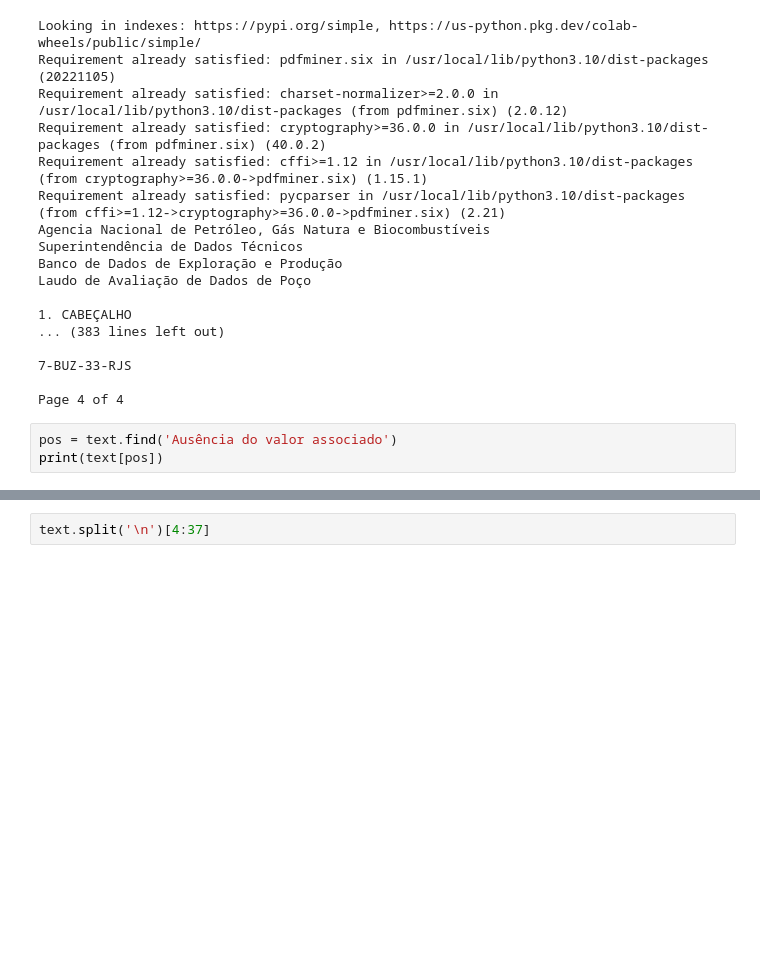
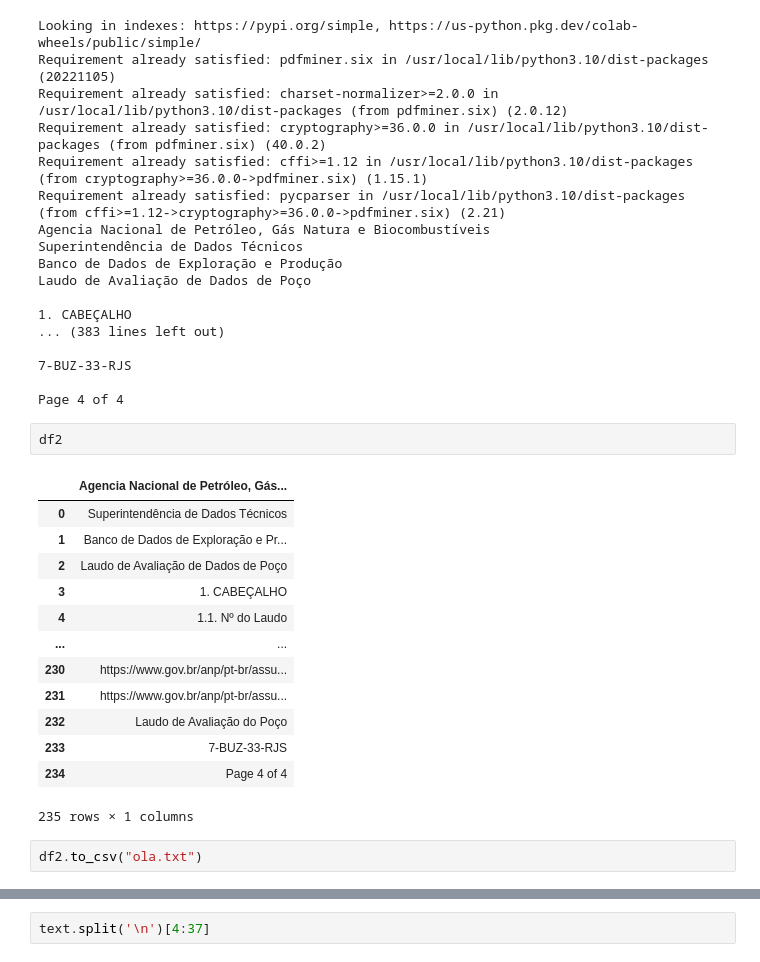
Before and after one commit to fabiobasson/my-frirst-repo, a Jupyter notebook: oficios_qualidade.ipynb, the cells around one changed output, grey strips where cells are left out. Saved outputs shown, nothing was run; the diff lists cells and outputs as text; blank space fills up the shorter version.

```diff
--- a/oficios_qualidade.ipynb
+++ b/oficios_qualidade.ipynb
@@ -135,6 +154,21 @@ Laudo de Avaliação de Dados de Poço
 7-BUZ-33-RJS
 
 Page 4 of 4
-# %%
-pos = text.find('Ausência do valor associado')
-print(text[pos])
+# %%
+df2
+# %% [output]
+|  | Agencia Nacional de Petróleo, Gás... |
+| 0 | Superintendência de Dados Técnicos |
+| 1 | Banco de Dados de Exploração e Pr... |
+| 2 | Laudo de Avaliação de Dados de Poço |
+| 3 | 1. CABEÇALHO |
+| 4 | 1.1. Nº do Laudo |
+| ... | ... |
+| 230 | https://www.gov.br/anp/pt-br/assu... |
+| 231 | https://www.gov.br/anp/pt-br/assu... |
+| 232 | Laudo de Avaliação do Poço |
+| 233 | 7-BUZ-33-RJS |
+| 234 | Page 4 of 4 |
+235 rows × 1 columns
+# %%
+df2.to_csv("ola.txt")
```
Also changed, not shown: parts of 7 cells of this notebook.
